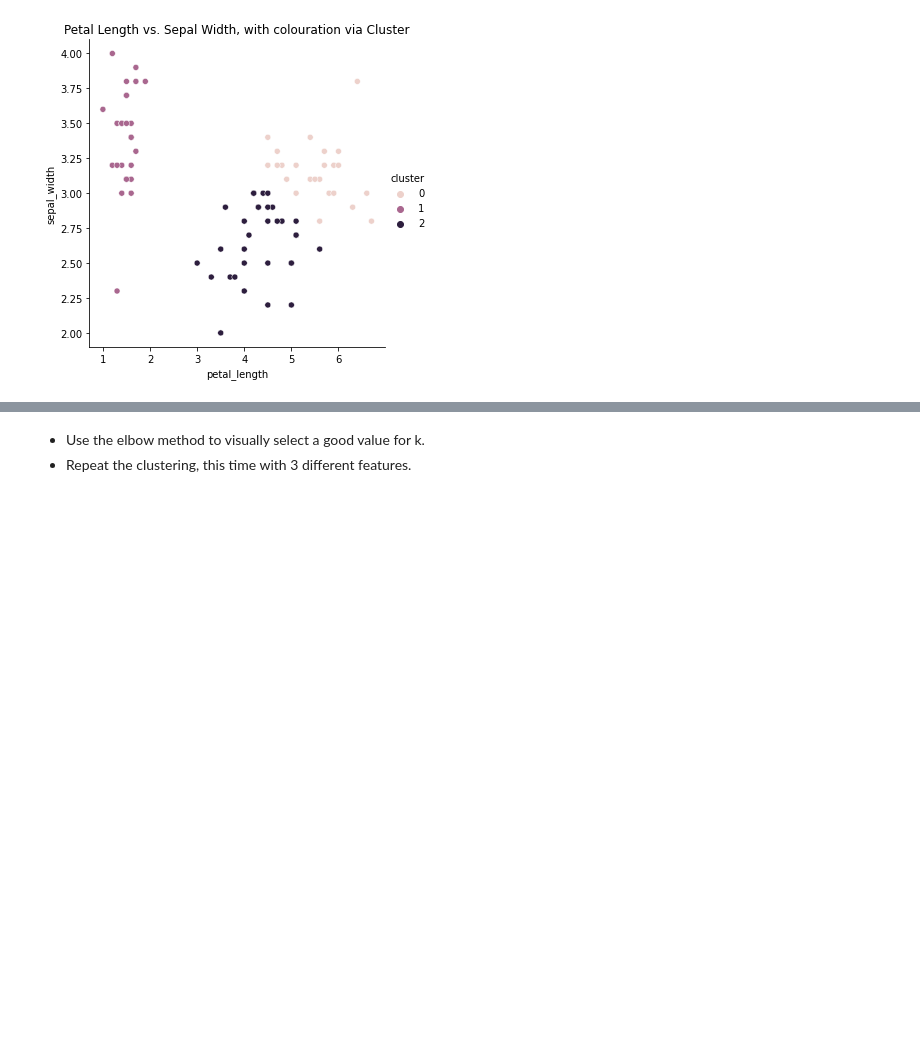
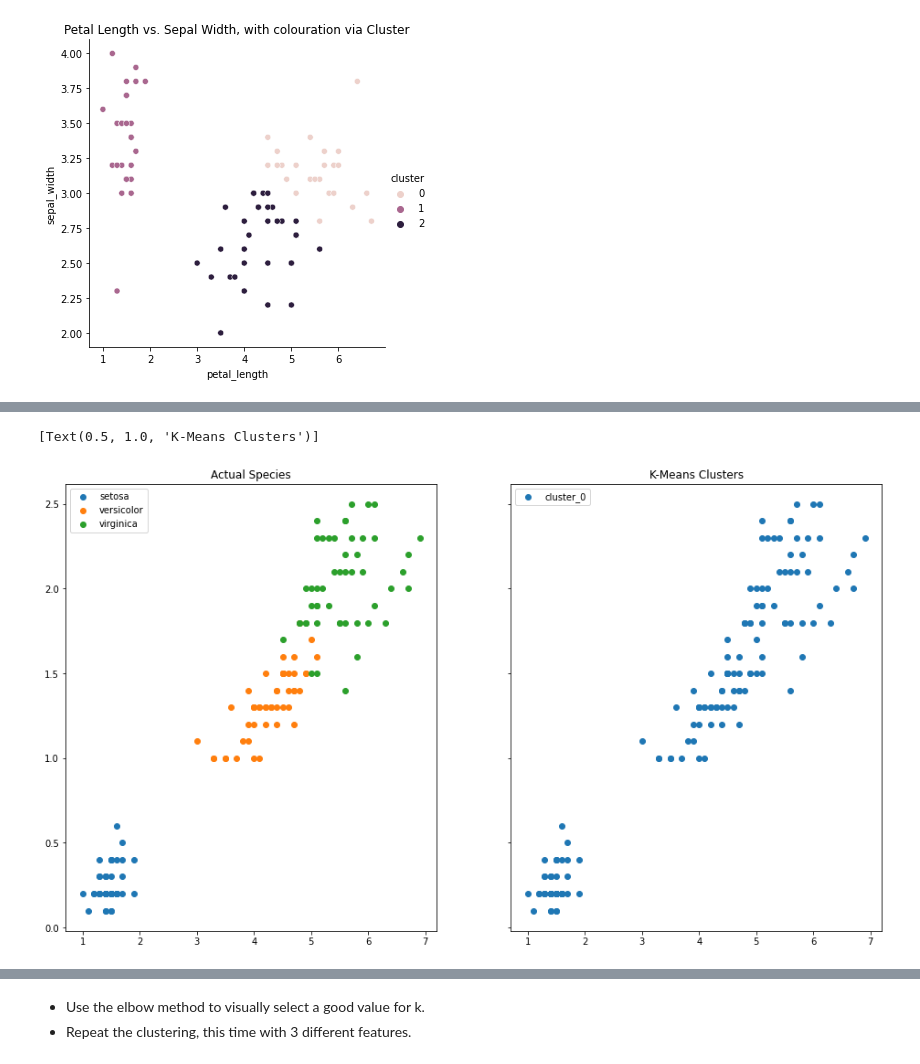
Before and after one commit to JenniferMLewis/clustering-exercises, a Jupyter notebook: modeling.ipynb, the cells around one changed output, grey strips where cells are left out. Drawn from its saved outputs; the diff is of its cells as text; code cells hidden in the pictures; blank space fills up the shorter version.

```diff
--- a/modeling.ipynb
+++ b/modeling.ipynb
@@ -150,10 +172,12 @@ X_train_s.shape, y_train_s.shape
 # %%
 # shoving the cluster onto train, so I can see it better with the actual results
 X = train_s[["petal_length", 'sepal_width']]
+Y = df[['petal_length', 'sepal_width']]
 kmeans = KMeans(n_clusters=3)
 kmeans.fit(X)
 train["cluster"] = kmeans.predict(X)
 y_train['cluster'] = kmeans.predict(X)
+df['cluster'] = kmeans.predict(Y)
 # %%
 train.head()
 # %% [output]
@@ -186,0 +218,17 @@ plt.show()
+# %%
+fig, axs = plt.subplots(1, 2, figsize=(16, 9), sharex=True, sharey=True)
+
+for species, subset in df.groupby('species'):
+    axs[0].scatter(subset.petal_length, subset.petal_width, label=species)
+
+axs[0].legend()
+axs[0].set(title='Actual Species')
+
+for cluster_n in df.cluster.sort_values().unique():
+    axs[1].scatter(df[df.cluster == cluster_n].petal_length, df[df.cluster == cluster_n].petal_width, label=f'cluster_{cluster_n}')
+
+axs[1].legend()
+axs[1].set(title="K-Means Clusters")
+# %% [output]
+[Text(0.5, 1.0, 'K-Means Clusters')]
+[figure, added]
```
Also changed, not shown: parts of 11 cells of this notebook, 3 other files.
